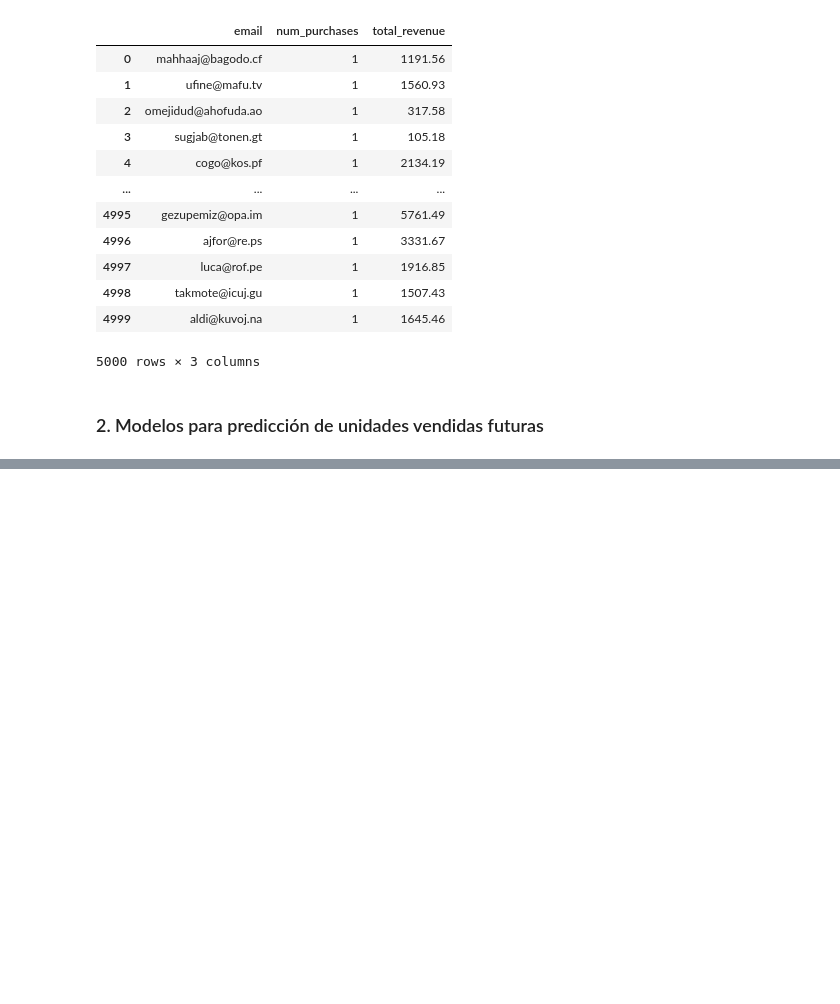
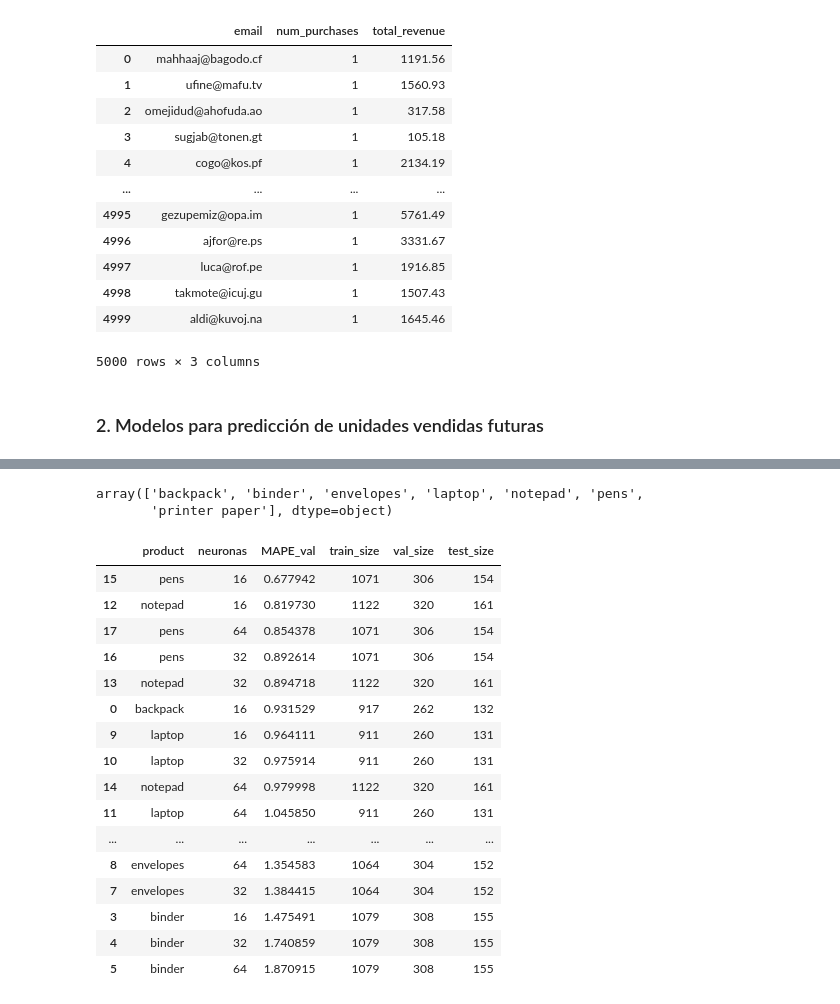
Before and after one commit to Karen22g/project2_bigdata, a Jupyter notebook: EDA.ipynb, the cells around one changed output, grey strips where cells are left out. Saved outputs shown, nothing was run; the diff lists cells and outputs as text; code cells hidden in the pictures; blank space fills up the shorter version.

```diff
--- a/EDA.ipynb
+++ b/EDA.ipynb
@@ -924,0 +731,13 @@ Name: 2, dtype: object
+# %%
+df_prod = (
+    df.drop(columns=["hour"])  # quitamos "hour"
+      .groupby(["date", "product"], as_index=False)
+      .agg({
+          "total_quantity": "sum",
+          "month": "first",
+          "day_of_week": "first",
+          "is_weekend": "first"
+      })
+)
+
+df_prod
@@ -924,0 +776,4 @@ Name: 2, dtype: object
+# %%
+cols = ['total_quantity',
+ 'lag_1', 'lag_2', 'lag_3', 'lag_4', 'lag_5', 'lag_6', 'lag_7', 'lag_8', 'lag_9', 'lag_10', 'lag_11', 'lag_12', 'lag_13',
+ 'lag_14', 'month', 'is_weekend', 'day_of_week']
@@ -924,0 +1043,25 @@ Name: 2, dtype: object
+# %%
+productos
+# %% [output]
+array(['backpack', 'binder', 'envelopes', 'laptop', 'notepad', 'pens',
+       'printer paper'], dtype=object)
+# %%
+df_resultados_nn.sort_values('MAPE_val')
+# %% [output]
+|  | product | neuronas | MAPE_val | train_size | val_size | test_size |
+| 15 | pens | 16 | 0.677942 | 1071 | 306 | 154 |
+| 12 | notepad | 16 | 0.819730 | 1122 | 320 | 161 |
+| 17 | pens | 64 | 0.854378 | 1071 | 306 | 154 |
+| 16 | pens | 32 | 0.892614 | 1071 | 306 | 154 |
+| 13 | notepad | 32 | 0.894718 | 1122 | 320 | 161 |
+| 0 | backpack | 16 | 0.931529 | 917 | 262 | 132 |
+| 9 | laptop | 16 | 0.964111 | 911 | 260 | 131 |
+| 10 | laptop | 32 | 0.975914 | 911 | 260 | 131 |
+| 14 | notepad | 64 | 0.979998 | 1122 | 320 | 161 |
+| 11 | laptop | 64 | 1.045850 | 911 | 260 | 131 |
+| ... | ... | ... | ... | ... | ... | ... |
+| 8 | envelopes | 64 | 1.354583 | 1064 | 304 | 152 |
+| 7 | envelopes | 32 | 1.384415 | 1064 | 304 | 152 |
+| 3 | binder | 16 | 1.475491 | 1079 | 308 | 155 |
+| 4 | binder | 32 | 1.740859 | 1079 | 308 | 155 |
+| 5 | binder | 64 | 1.870915 | 1079 | 308 | 155 |
```
Also changed, not shown: parts of 25 cells of this notebook, 9 other files.
